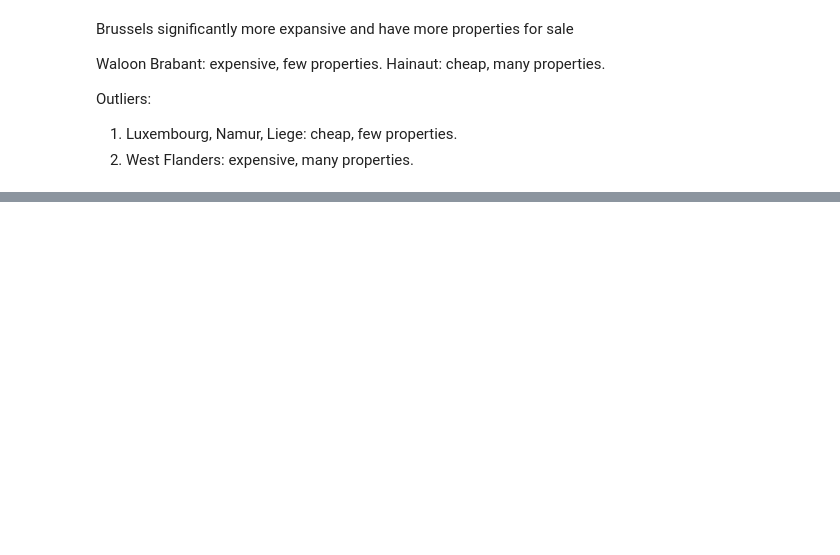
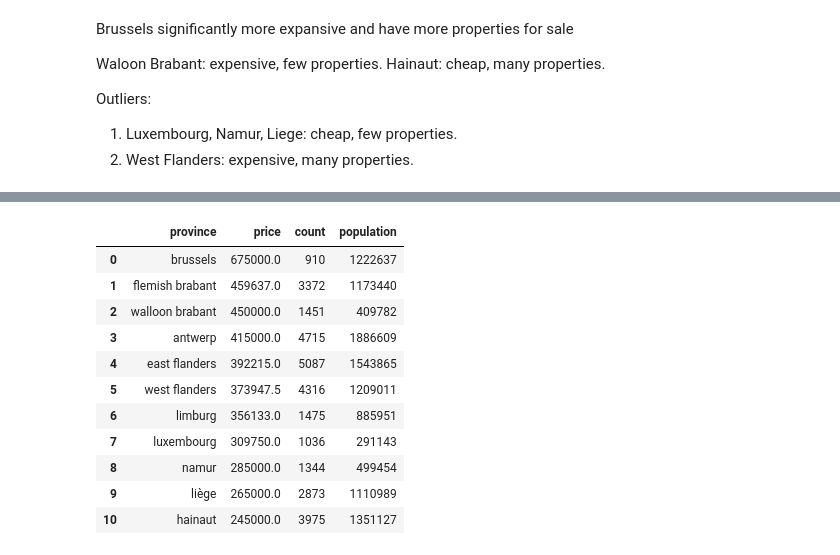
Before and after one commit to niels-demeyer/immo-eliza-scrapeGOATS-analysis, a Jupyter notebook: analysis/danil.ipynb, the cells around one changed output, grey strips where cells are left out. Drawn from its saved outputs; the diff is of its cells as text; code cells hidden in the pictures; blank space fills up the shorter version.

```diff
--- a/analysis/danil.ipynb
+++ b/analysis/danil.ipynb
@@ -168,0 +179,15 @@ Name: count, dtype: int64
+# %%
+merged_df
+# %% [output]
+|  | province | price | count | population |
+| 0 | brussels | 675000.0 | 910 | 1222637 |
+| 1 | flemish brabant | 459637.0 | 3372 | 1173440 |
+| 2 | walloon brabant | 450000.0 | 1451 | 409782 |
+| 3 | antwerp | 415000.0 | 4715 | 1886609 |
+| 4 | east flanders | 392215.0 | 5087 | 1543865 |
+| 5 | west flanders | 373947.5 | 4316 | 1209011 |
+| 6 | limburg | 356133.0 | 1475 | 885951 |
+| 7 | luxembourg | 309750.0 | 1036 | 291143 |
+| 8 | namur | 285000.0 | 1344 | 499454 |
+| 9 | liège | 265000.0 | 2873 | 1110989 |
+| 10 | hainaut | 245000.0 | 3975 | 1351127 |
```
Also changed, not shown: parts of 14 cells of this notebook.
